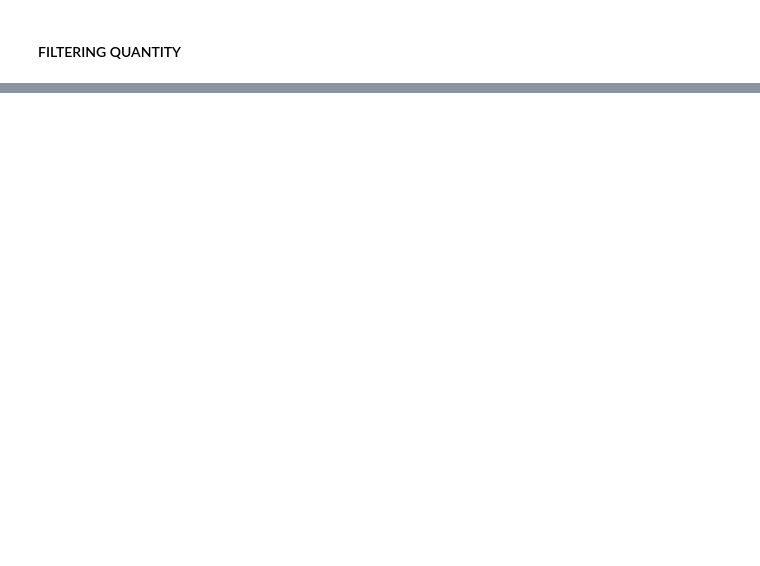
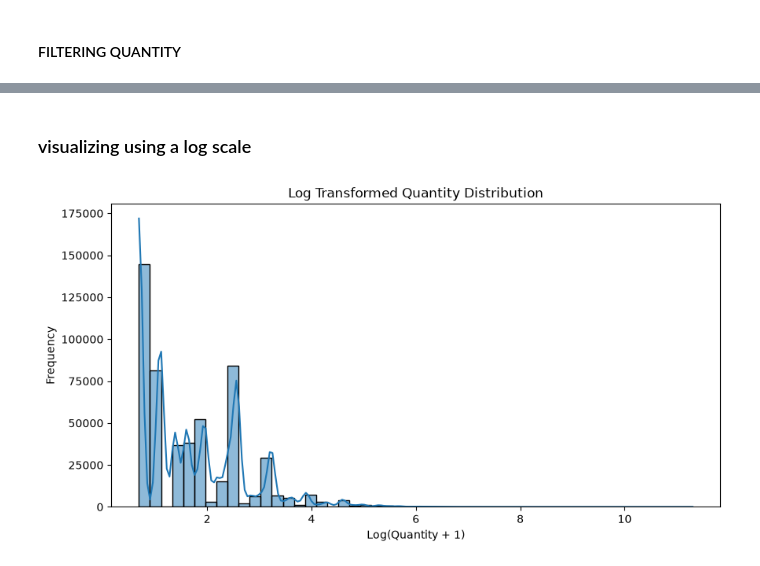
Before and after one commit to aryaps232/Ecommerce_Demand_Forecasting, a Jupyter notebook: notebooks/02_preprocessing.ipynb, the cells around one changed output, grey strips where cells are left out. Cells and saved outputs as stored; diff of their text form; code cells hidden in the pictures; blank space fills up the shorter version.

```diff
--- a/notebooks/02_preprocessing.ipynb
+++ b/notebooks/02_preprocessing.ipynb
@@ -684,0 +662,19 @@ memory usage: 14.0 MB
+# %% [markdown]
+### visualizing using a log scale
+# %%
+import numpy as np
+plt.figure(figsize=(10, 5))
+
+sns.histplot(
+    np.log1p(df_clean['Quantity']),
+    bins=50,
+    kde=True
+)
+
+plt.title('Log Transformed Quantity Distribution')
+plt.xlabel('Log(Quantity + 1)')
+plt.ylabel('Frequency')
+
+plt.show()
+# %% [output]
+[figure, added]
```
Also changed, not shown: parts of 96 cells of this notebook.
